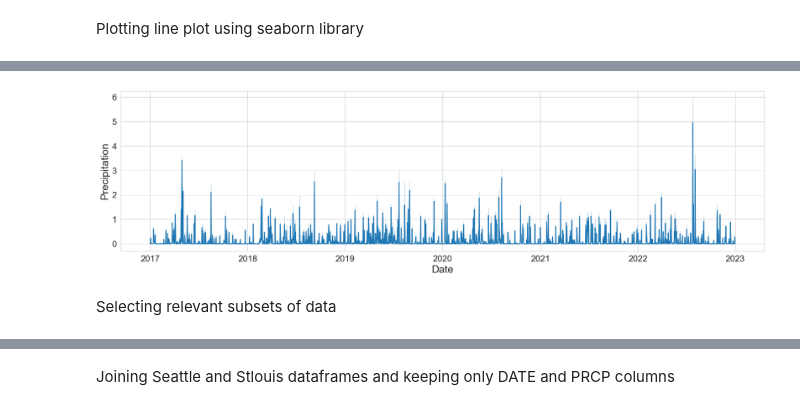
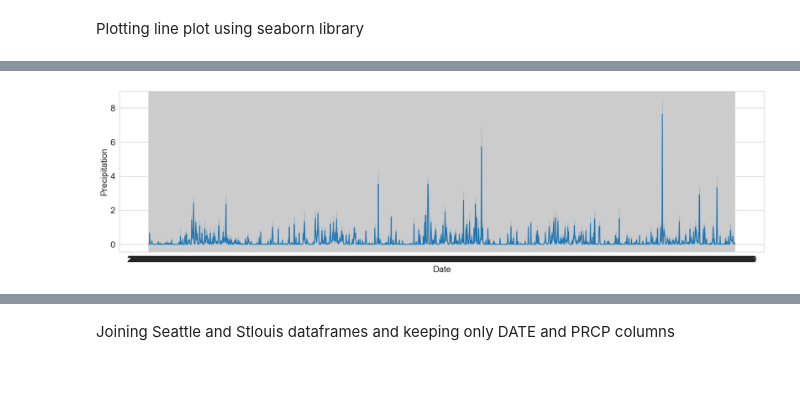
Before and after one commit to prithika029/weather, a Jupyter notebook: code/Weather_Data.ipynb, the cells around one changed output, grey strips where cells are left out. Drawn from its saved outputs; the diff is of its cells as text; code cells hidden in the pictures; blank space fills up the shorter version.

```diff
--- a/code/Weather_Data.ipynb
+++ b/code/Weather_Data.ipynb
@@ -28,2 +32,2 @@ Loading St louis dataset
 # %%
-df_stlouis = pd.read_csv("../data/stl_rain .csv")
+df_miami = pd.read_csv("../data/florida_miami_rain.csv")
@@ -178 +202,3 @@ Name: DATE, Length: 1658, dtype: datetime64[ns]
+# %%
+df_miami['DATE'] = pd.to_datetime(df_miami['DATE'], dayfirst=True).dt.strftime('%Y-%m-%d')
 # %%
@@ -228,14 +246,12 @@ plt.show()
 # %%
 plt.figure(figsize = (20,5))
 
-sns.lineplot(data = df_stlouis, x = 'DATE', y = 'PRCP')
+sns.lineplot(data = df_miami, x = 'DATE', y = 'PRCP')
 
-plt.xlabel('Date', fontsize = 18)
-plt.ylabel('Precipitation', fontsize = 18)
+plt.xlabel('Date', fontsize = 15)
+plt.ylabel('Precipitation', fontsize = 15)
 
 plt.tick_params(labelsize = 15)
 plt.show()
 # %% [output]
-[figure, old version]
+[figure, new version]
-# %% [markdown]
-Selecting relevant subsets of data
```
Also changed, not shown: parts of 115 cells of this notebook, 3 other files.
